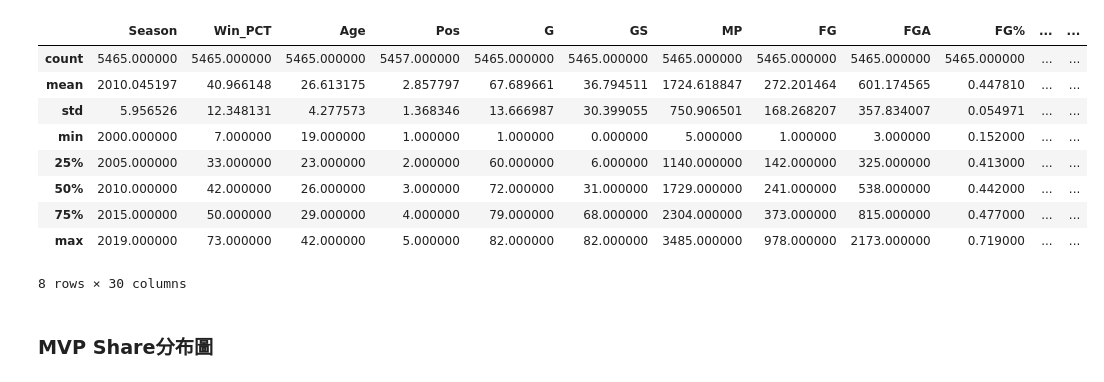
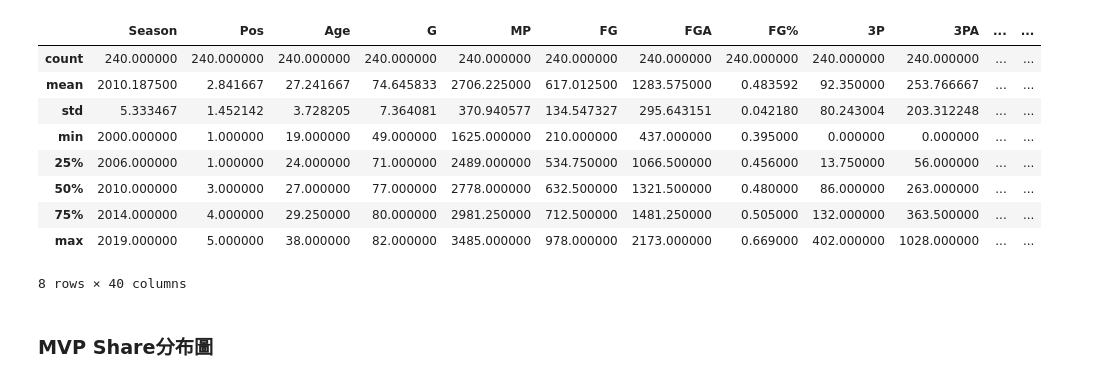
Before and after one commit to finish331/NBS, a Jupyter notebook: python/Machine Learning/MVP_predict.ipynb, the cells around one changed output. Saved outputs shown, nothing was run; the diff lists cells and outputs as text; code cells hidden in the pictures.

```diff
--- a/python/Machine Learning/MVP_predict.ipynb
+++ b/python/Machine Learning/MVP_predict.ipynb
@@ -19,18 +40,18 @@ pos_mapping = {
 
 data['Pos'] = data['Pos'].map(pos_mapping)
 # %%
-data.describe()
+training.describe()
 # %% [output]
-|  | Season | Win_PCT | Age | Pos | G | GS | MP | FG | FGA | FG% | ... | ... |
-| count | 5465.000000 | 5465.000000 | 5465.000000 | 5457.000000 | 5465.000000 | 5465.000000 | 5465.000000 | 5465.000000 | 5465.000000 | 5465.000000 | ... | ... |
-| mean | 2010.045197 | 40.966148 | 26.613175 | 2.857797 | 67.689661 | 36.794511 | 1724.618847 | 272.201464 | 601.174565 | 0.447810 | ... | ... |
-| std | 5.956526 | 12.348131 | 4.277573 | 1.368346 | 13.666987 | 30.399055 | 750.906501 | 168.268207 | 357.834007 | 0.054971 | ... | ... |
-| min | 2000.000000 | 7.000000 | 19.000000 | 1.000000 | 1.000000 | 0.000000 | 5.000000 | 1.000000 | 3.000000 | 0.152000 | ... | ... |
-| 25% | 2005.000000 | 33.000000 | 23.000000 | 2.000000 | 60.000000 | 6.000000 | 1140.000000 | 142.000000 | 325.000000 | 0.413000 | ... | ... |
-| 50% | 2010.000000 | 42.000000 | 26.000000 | 3.000000 | 72.000000 | 31.000000 | 1729.000000 | 241.000000 | 538.000000 | 0.442000 | ... | ... |
-| 75% | 2015.000000 | 50.000000 | 29.000000 | 4.000000 | 79.000000 | 68.000000 | 2304.000000 | 373.000000 | 815.000000 | 0.477000 | ... | ... |
-| max | 2019.000000 | 73.000000 | 42.000000 | 5.000000 | 82.000000 | 82.000000 | 3485.000000 | 978.000000 | 2173.000000 | 0.719000 | ... | ... |
+|  | Season | Pos | Age | G | MP | FG | FGA | FG% | 3P | 3PA | ... | ... |
+| count | 240.000000 | 240.000000 | 240.000000 | 240.000000 | 240.000000 | 240.000000 | 240.000000 | 240.000000 | 240.000000 | 240.000000 | ... | ... |
+| mean | 2010.187500 | 2.841667 | 27.241667 | 74.645833 | 2706.225000 | 617.012500 | 1283.575000 | 0.483592 | 92.350000 | 253.766667 | ... | ... |
+| std | 5.333467 | 1.452142 | 3.728205 | 7.364081 | 370.940577 | 134.547327 | 295.643151 | 0.042180 | 80.243004 | 203.312248 | ... | ... |
+| min | 2000.000000 | 1.000000 | 19.000000 | 49.000000 | 1625.000000 | 210.000000 | 437.000000 | 0.395000 | 0.000000 | 0.000000 | ... | ... |
+| 25% | 2006.000000 | 1.000000 | 24.000000 | 71.000000 | 2489.000000 | 534.750000 | 1066.500000 | 0.456000 | 13.750000 | 56.000000 | ... | ... |
+| 50% | 2010.000000 | 3.000000 | 27.000000 | 77.000000 | 2778.000000 | 632.500000 | 1321.500000 | 0.480000 | 86.000000 | 263.000000 | ... | ... |
+| 75% | 2014.000000 | 4.000000 | 29.250000 | 80.000000 | 2981.250000 | 712.500000 | 1481.250000 | 0.505000 | 132.000000 | 363.500000 | ... | ... |
+| max | 2019.000000 | 5.000000 | 38.000000 | 82.000000 | 3485.000000 | 978.000000 | 2173.000000 | 0.669000 | 402.000000 | 1028.000000 | ... | ... |
-8 rows × 30 columns
+8 rows × 40 columns
 # %%
 training = data[data['Share'] != 0]
 # %% [markdown]
```
Also changed, not shown: parts of 19 cells of this notebook, 4 other files.
